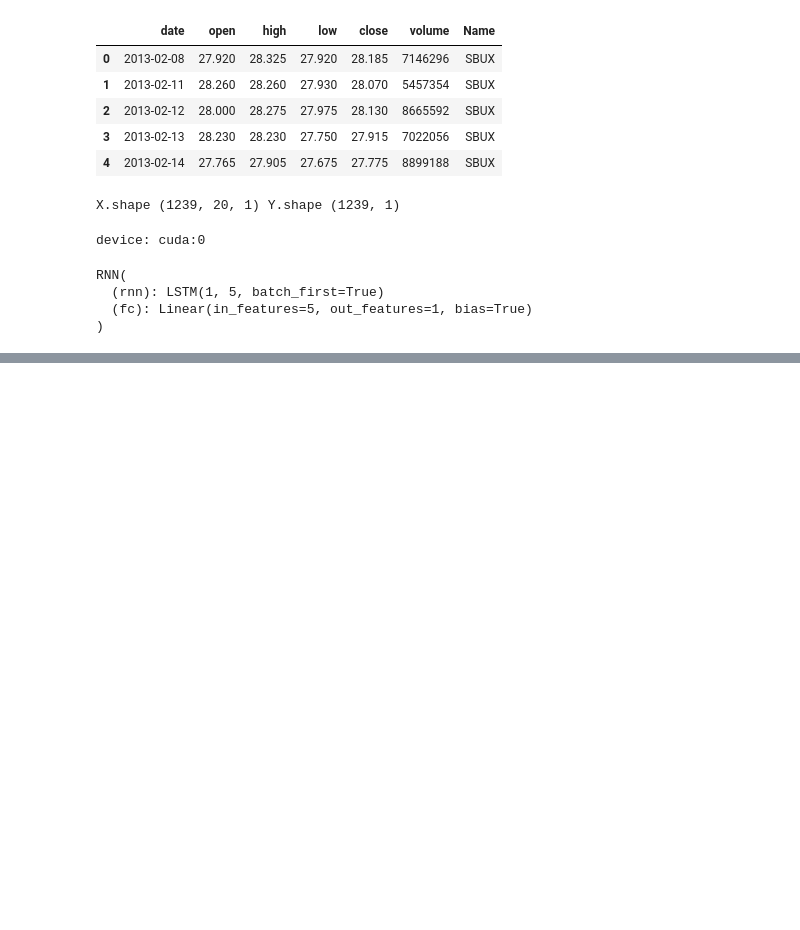
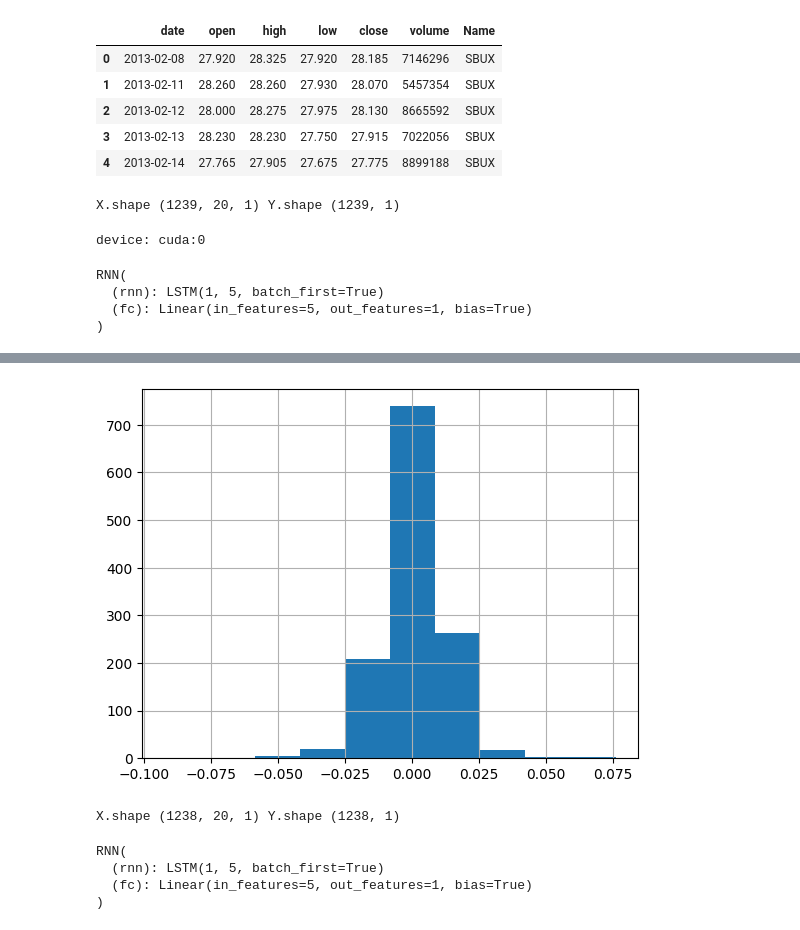
Before and after one commit to devincapriola/Stock-Return-Predictions-using-LSTMs, a Jupyter notebook: Pytorch_Stock_Return.ipynb, the cells around one changed output, grey strips where cells are left out. Saved outputs shown, nothing was run; the diff lists cells and outputs as text; code cells hidden in the pictures; blank space fills up the shorter version.

```diff
--- a/Pytorch_Stock_Return.ipynb
+++ b/Pytorch_Stock_Return.ipynb
@@ -220,0 +261,6 @@ plt.show()
+# %%
+# now let's try an LSTM to predict the return
+df['Return'].hist()
+plt.show()
+# %% [output]
+[figure, added]
@@ -220,0 +274,28 @@ plt.show()
+# %%
+# build the dataset
+# let's see if we can use T past values to predict the next value
+T = 20
+D = 1
+X = []
+Y = []
+for t in range(len(series) - T):
+    x = series[t:t+T]
+    X.append(x)
+    y = series[t+T]
+    Y.append(y)
+
+X = np.array(X).reshape(-1, T, 1) # Now it's N x T x D
+Y = np.array(Y).reshape(-1, 1)
+N = len(X)
+print("X.shape", X.shape, "Y.shape", Y.shape)
+# %% [output]
+X.shape (1238, 20, 1) Y.shape (1238, 1)
+# %%
+# try autoregressive RNN model
+model = RNN(1, 5, 1, 1)
+model.to(device)
+# %% [output]
+RNN(
+  (rnn): LSTM(1, 5, batch_first=True)
+  (fc): Linear(in_features=5, out_features=1, bias=True)
+)
```
Also changed, not shown: parts of 19 cells of this notebook.
